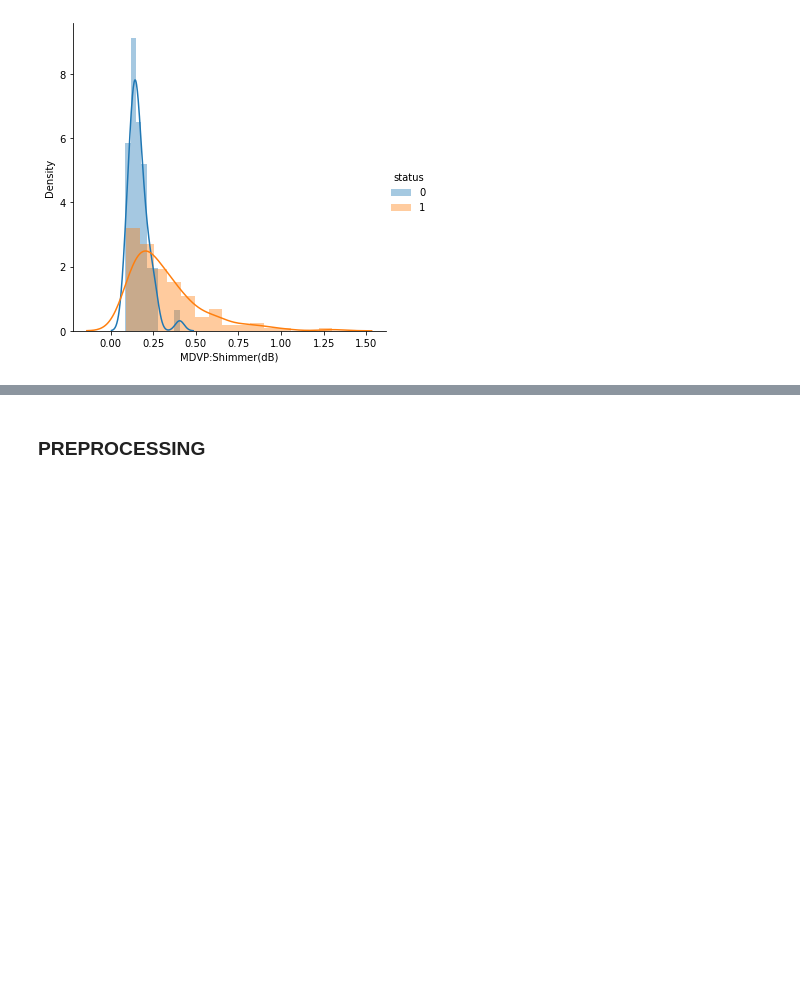
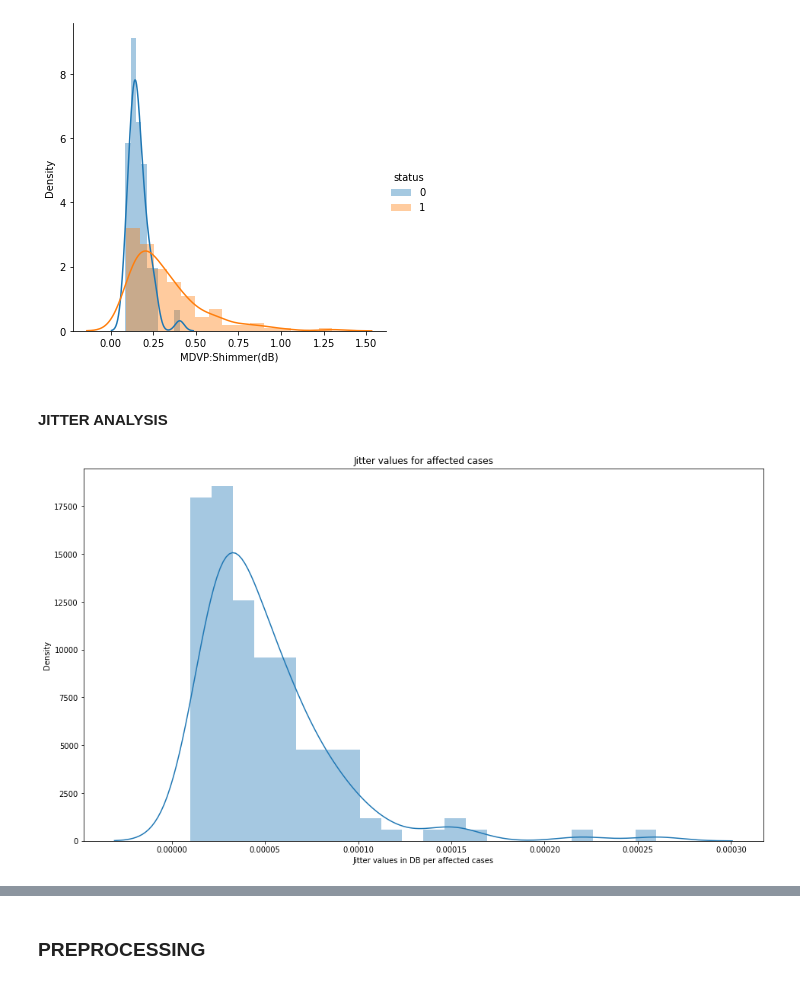
Before and after one commit to jmart95/Parkinsons-Detection-PCA-XGBoost, a Jupyter notebook: parkinsons_detection_xgboost.ipynb, the cells around one changed output, grey strips where cells are left out. Drawn from its saved outputs; the diff is of its cells as text; code cells hidden in the pictures; blank space fills up the shorter version.

```diff
--- a/parkinsons_detection_xgboost.ipynb
+++ b/parkinsons_detection_xgboost.ipynb
@@ -242,3 +246,14 @@ sns.FacetGrid(df, hue="status", size=5).map(sns.distplot, "MDVP:Shimmer(dB)").ad
 plt.show()
 # %% [output]
 [figure]
+# %% [markdown]
+#### JITTER ANALYSIS
+# %%
+affected_MDVP = df[df['status']==1]['MDVP:Jitter(Abs)'].values
+not_affected_MDVP = df[df['status']==0]['MDVP:Jitter(Abs)'].values
+sns.distplot(affected_MDVP)
+plt.title('Jitter values for affected cases')
+plt.xlabel('Jitter values in DB per affected cases')
+plt.show()
+# %% [output]
+[figure, added]
```
Also changed, not shown: parts of 17 cells of this notebook.
